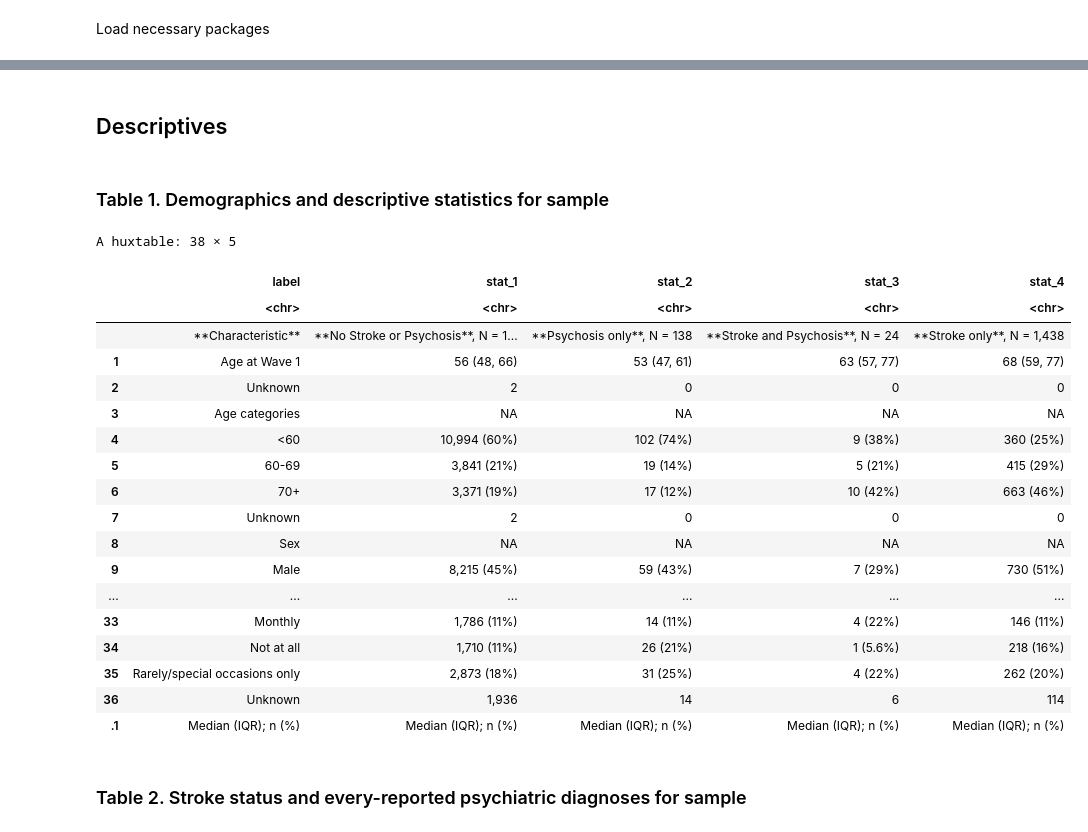
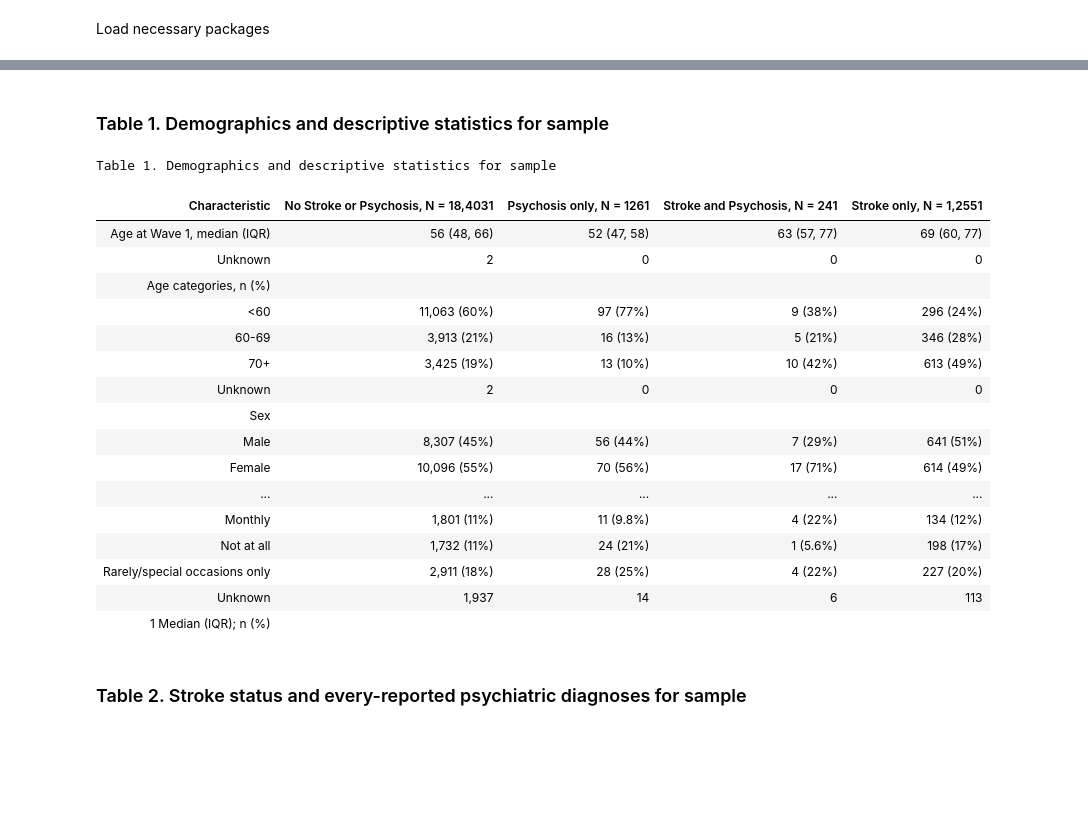
Before and after one commit to vaughanbell/longitudinal-stroke-psychosis-ELSA, a Jupyter notebook: Richards-Belle_et_al_Descriptives_Tables.ipynb, the cells around one changed output, grey strips where cells are left out. Saved outputs shown, nothing was run; the diff lists cells and outputs as text; code cells hidden in the pictures; blank space fills up the shorter version.

```diff
--- a/Richards-Belle_et_al_Descriptives_Tables.ipynb
+++ b/Richards-Belle_et_al_Descriptives_Tables.ipynb
@@ -16,2 +19,0 @@ load(file = transformed_data_filename)
-# %% [markdown]
-## Descriptives
@@ -18,44 +32,57 @@ load(file = transformed_data_filename)
+# %%
+# Create variable defining stroke/psychosis categories for tables
+strokeinpsychosis_surv <- strokeinpsychosis_surv %>%
+  mutate(categories = case_when(strokeever_10 == 1 & psychosisever_10 == 0 ~ "Stroke only", # had stroke within 10 years, but no psychosis
+                                strokeever_10 == 0 & psychosisever_10 == 1 ~ "Psychosis only", # had psychosis within 10 years, but no stroke
+                                strokeever_10 == 1 & psychosisever_10 == 1 ~ "Stroke and Psychosis", # had stroke and psychosis within 10 years
+                                strokeever_10 == 0 & psychosisever_10 == 0 ~ "No Stroke or Psychosis", # had no stroke or psychosis within 10 years (but may have had them after 10 years)
+                                TRUE ~ "Error"))
+
+# Merge with waves12345 which has the other required variables
+strokeinpsychosis_surv <- merge(strokeinpsychosis_surv, waves12345, by="idauniq", all = TRUE)
 # %% [markdown]
 ### Table 1. Demographics and descriptive statistics for sample
 # %%
-waves12345 %>%
-  select(Categories = strokepsychosiscat, w1age, age_cat, Sex = sex, Ethnicity = ethnicgroup,
-         netwealth_q5, smokingbaseline, vigorousactbaseline, alcoholbaseline) %>%
+table_1 <- strokeinpsychosis_surv %>%
+  select(categories, w1age.y, age_cat.y, Sex = sex.y, Ethnicity = ethnicgroup.y,
+         netwealth_q5.y, smokingbaseline.y, vigorousactbaseline.y, alcoholbaseline.y) %>%
   tbl_summary(
-    by = Categories,
+    by = categories,
     sort = everything() ~ "alphanumeric",
-    label = list(w1age = "Age at Wave 1",
-                 age_cat = "Age categories",
-                 region = "Geographical region",
-                 netwealth_q5 = "Net financial wealth (quintile)",
-                 smokingbaseline = "Smoked cigarettes at baseline",
-                 vigorousactbaseline = "Level of vigorous activity at baseline",
-                 alcoholbaseline = "Level of alcohol consumption at baseline"),
+    label = list(w1age.y = "Age at Wave 1, median (IQR)",
+                 age_cat.y = "Age categories, n (%)",
+                 netwealth_q5.y = "Net financial wealth (quintile), n (%)",
+                 smokingbaseline.y = "Smoked cigarettes at baseline, n (%)",
+                 vigorousactbaseline.y = "Level of vigorous activity at baseline, n (%)",
+                 alcoholbaseline.y = "Level of alcohol consumption at baseline, n (%)"),
   ) %>%
   bold_labels() %>%
   italicize_levels() %>%
-  modify_caption("**Table 1. Demographics and descriptive statistics for sample**") %>%
-  as_hux_table()
+  modify_caption("**Table 1. Demographics and descriptive statistics for sample**")
+
+# This save the output of the gtsummary generated table as a html file and reloads it to display on the notebook
+table_1_filename = paste(output_dir, "RB_et_al_table_1.html", sep="")
+gt::gtsave(as_gt(table_1), file = table_1_filename)
+display_html(file = table_1_filename)
 # %% [output]
-A huxtable: 38 × 5
+Table 1. Demographics and descriptive statistics for sample
-|  | label | stat_1 | stat_2 | stat_3 | stat_4 |
-|  | <chr> | <chr> | <chr> | <chr> | <chr> |
-|  | **Characteristic** | **No Stroke or Psychosis**, N = 1... | **Psychosis only**, N = 138 | **Stroke and Psychosis**, N = 24 | **Stroke only**, N = 1,438 |
-| 1 | Age at Wave 1 | 56 (48, 66) | 53 (47, 61) | 63 (57, 77) | 68 (59, 77) |
-| 2 | Unknown | 2 | 0 | 0 | 0 |
-| 3 | Age categories | NA | NA | NA | NA |
-| 4 | <60 | 10,994 (60%) | 102 (74%) | 9 (38%) | 360 (25%) |
-| 5 | 60-69 | 3,841 (21%) | 19 (14%) | 5 (21%) | 415 (29%) |
-| 6 | 70+ | 3,371 (19%) | 17 (12%) | 10 (42%) | 663 (46%) |
-| 7 | Unknown | 2 | 0 | 0 | 0 |
-| 8 | Sex | NA | NA | NA | NA |
-| 9 | Male | 8,215 (45%) | 59 (43%) | 7 (29%) | 730 (51%) |
-| ... | ... | ... | ... | ... | ... |
-| 33 | Monthly | 1,786 (11%) | 14 (11%) | 4 (22%) | 146 (11%) |
-| 34 | Not at all | 1,710 (11%) | 26 (21%) | 1 (5.6%) | 218 (16%) |
-| 35 | Rarely/special occasions only | 2,873 (18%) | 31 (25%) | 4 (22%) | 262 (20%) |
-| 36 | Unknown | 1,936 | 14 | 6 | 114 |
-| .1 | Median (IQR); n (%) | Median (IQR); n (%) | Median (IQR); n (%) | Median (IQR); n (%) | Median (IQR); n (%) |
+| Characteristic | No Stroke or Psychosis, N = 18,4031 | Psychosis only, N = 1261 | Stroke and Psychosis, N = 241 | Stroke only, N = 1,2551 |
+| Age at Wave 1, median (IQR) | 56 (48, 66) | 52 (47, 58) | 63 (57, 77) | 69 (60, 77) |
+| Unknown | 2 | 0 | 0 | 0 |
+| Age categories, n (%) |  |  |  |  |
+| <60 | 11,063 (60%) | 97 (77%) | 9 (38%) | 296 (24%) |
+| 60-69 | 3,913 (21%) | 16 (13%) | 5 (21%) | 346 (28%) |
+| 70+ | 3,425 (19%) | 13 (10%) | 10 (42%) | 613 (49%) |
+| Unknown | 2 | 0 | 0 | 0 |
+| Sex |  |  |  |  |
+| Male | 8,307 (45%) | 56 (44%) | 7 (29%) | 641 (51%) |
+| Female | 10,096 (55%) | 70 (56%) | 17 (71%) | 614 (49%) |
+| ... | ... | ... | ... | ... |
+| Monthly | 1,801 (11%) | 11 (9.8%) | 4 (22%) | 134 (12%) |
+| Not at all | 1,732 (11%) | 24 (21%) | 1 (5.6%) | 198 (17%) |
+| Rarely/special occasions only | 2,911 (18%) | 28 (25%) | 4 (22%) | 227 (20%) |
+| Unknown | 1,937 | 14 | 6 | 113 |
+| 1 Median (IQR); n (%) |  |  |  |  |
 # %% [markdown]
 ### Table 2. Stroke status and every-reported psychiatric diagnoses for sample
 # %%
```
Also changed, not shown: parts of 14 cells of this notebook, 3 other files.
